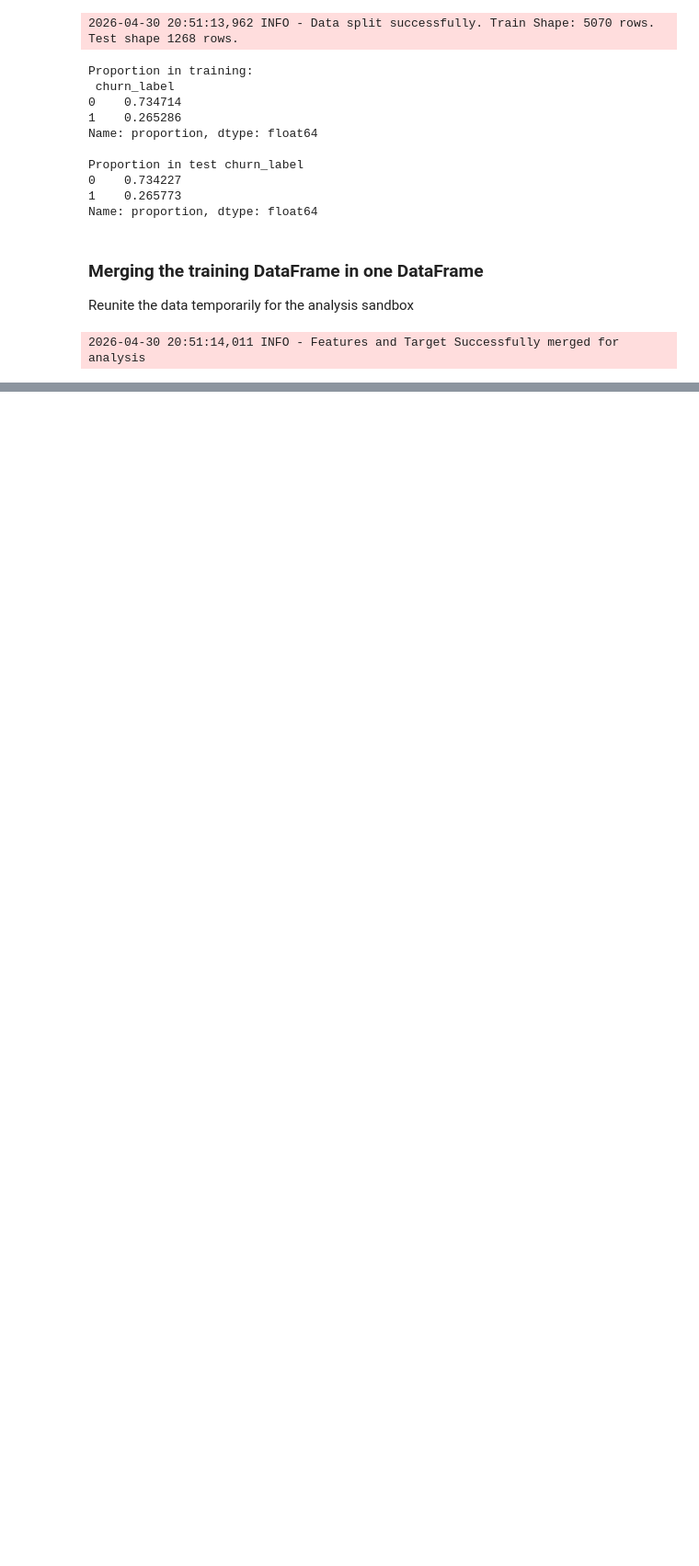
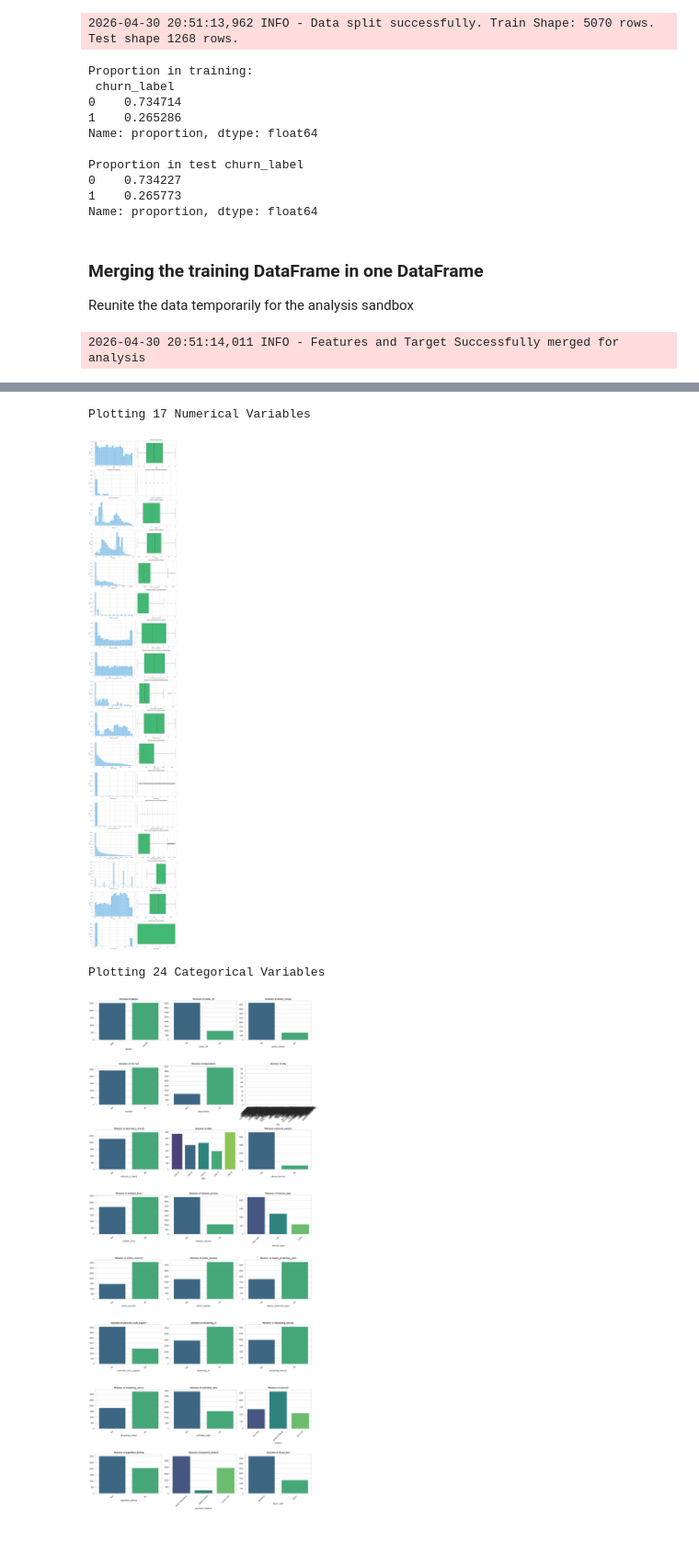
Before and after one commit to davip25/churn-arp, a Jupyter notebook: notebooks/f2-02_preparation-and-modeling_churn-arp.ipynb, the cells around one changed output, grey strips where cells are left out. Shown at 92% size. Saved outputs shown, nothing was run; the diff lists cells and outputs as text; code cells hidden in the pictures; blank space fills up the shorter version.

Commit message:
chore: add univariant charts

```diff
--- a/notebooks/f2-02_preparation-and-modeling_churn-arp.ipynb
+++ b/notebooks/f2-02_preparation-and-modeling_churn-arp.ipynb
@@ -711,3 +713,55 @@ df_training_analysis = training_merging(X_train, y_train)
+# %%
+# Separate columns by type
+num_cols = df_training_analysis.select_dtypes(include=np.number).columns.tolist()
+cat_cols = df_training_analysis.select_dtypes(include=['object', 'string', 'category']).columns.tolist()
+
+# Exclude ID
+if 'customer_id' in num_cols: num_cols.remove('customer_id')
+if 'customer_id' in cat_cols: cat_cols.remove('customer_id')
+
+sns.set_theme(style="whitegrid")
+
+# Numerical Variables (Histograms & Boxplots)
+print(f"Plotting {len(num_cols)} Numerical Variables")
+fig, axes= plt.subplots(len(num_cols), 2, figsize=(15, 5 * len(num_cols)))
+
+for i, col in enumerate(num_cols):
+    # Histogram (Distribution)
+    sns.histplot(data=df_training_analysis, x=col, kde=True, ax=axes[i, 0], color='#3498db')
+    axes[1, 0].set_title(f"Distribution of {col}", fontweight='bold')
+
+    # Boxplot (Outliers)
+    sns.boxplot(data=df_training_analysis, x=col, ax=axes[i, 1], color='#2ecc71')
+    axes[i, 1].set_title(f"Boxplot of {col} (Outliers)", fontweight='bold')
+
+plt.tight_layout()
+plt.show()
+
+
+# Categorical Variables (countplots)
+print(f"Plotting {len(cat_cols)} Categorical Variables")
+n_rows_cat = (len(cat_cols) + 2) // 3
+fig, axes = plt.subplots(n_rows_cat, 3, figsize=(18, 5 * n_rows_cat))
+axes = axes.flatten()
+
+for i, col in enumerate(cat_cols):
+    if col in df_training_analysis:
+        sns.countplot(data=df_training_analysis, x=col, ax=axes[i], palette='viridis')
+        axes[i].set_title(f"Volumen of {col}", fontweight='bold')
+        axes[i].tick_params(axis='x', rotation=45)
+        axes[i].set_ylabel('')
+
+# Hide any empty subplots
+for j in range(i + 1, len(axes)):
+    fig.delaxes([j])
+
+plt.tight_layout()
+plt.show()
+# %% [output]
+Plotting 17 Numerical Variables
+[figure, added]
+Plotting 24 Categorical Variables
+[figure, added]
 # %% [markdown]
 ###
 # %%
```
Also changed, not shown: parts of 1 cell of this notebook.
